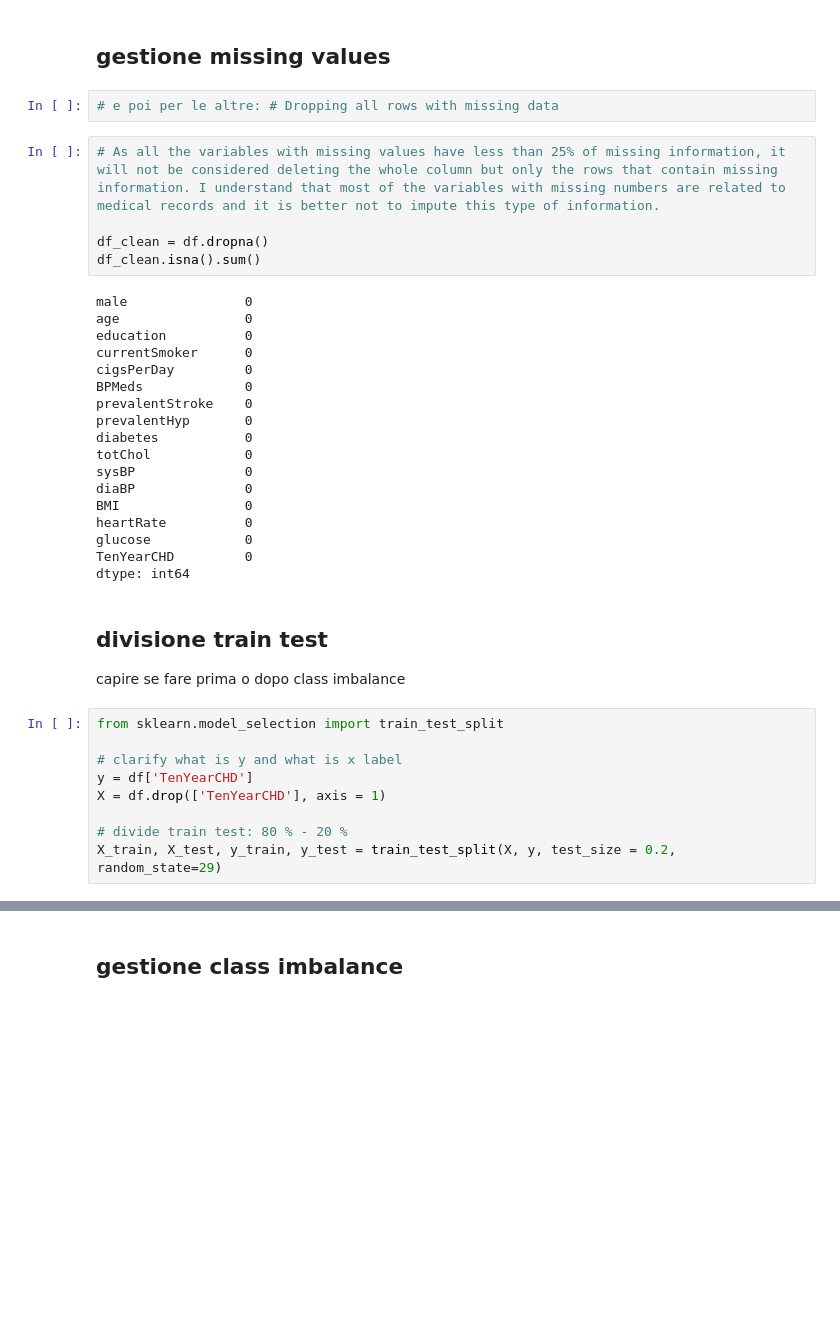
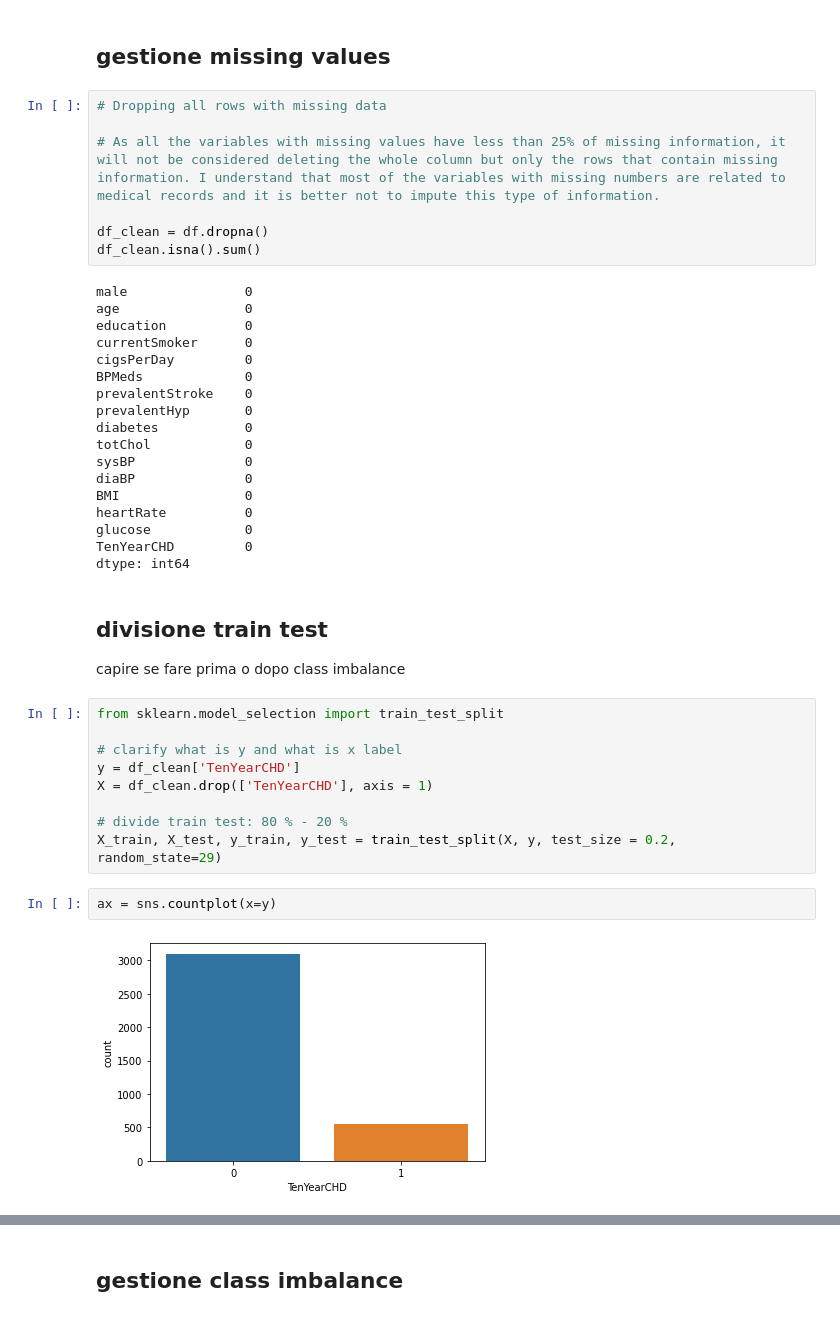
Before and after one commit to lorenzlorg/Big-Data-MAPR-project, a Jupyter notebook: Esercizio Classificazione.ipynb, the cells around one changed output, grey strips where cells are left out. Drawn from its saved outputs; the diff is of its cells as text; blank space fills up the shorter version.

```diff
--- a/Esercizio Classificazione.ipynb
+++ b/Esercizio Classificazione.ipynb
@@ -191,8 +199,8 @@ sns.pairplot(df)
 # %% [markdown]
 ## gestione missing values
-# %%
-# e poi per le altre: # Dropping all rows with missing data
 # %%
+# Dropping all rows with missing data
+
 # As all the variables with missing values have less than 25% of missing information, it will not be considered deleting the whole column but only the rows that contain missing information. I understand that most of the variables with missing numbers are related to medical records and it is better not to impute this type of information.
 
 df_clean = df.dropna()
@@ -223,8 +231,12 @@ dtype: int64
 from sklearn.model_selection import train_test_split
 
 # clarify what is y and what is x label
-y = df['TenYearCHD']
-X = df.drop(['TenYearCHD'], axis = 1)
+y = df_clean['TenYearCHD']
+X = df_clean.drop(['TenYearCHD'], axis = 1)
 
 # divide train test: 80 % - 20 %
 X_train, X_test, y_train, y_test = train_test_split(X, y, test_size = 0.2, random_state=29)
+# %%
+ax = sns.countplot(x=y)
+# %% [output]
+[figure, added]
```
Also changed, not shown: parts of 20 cells of this notebook.
